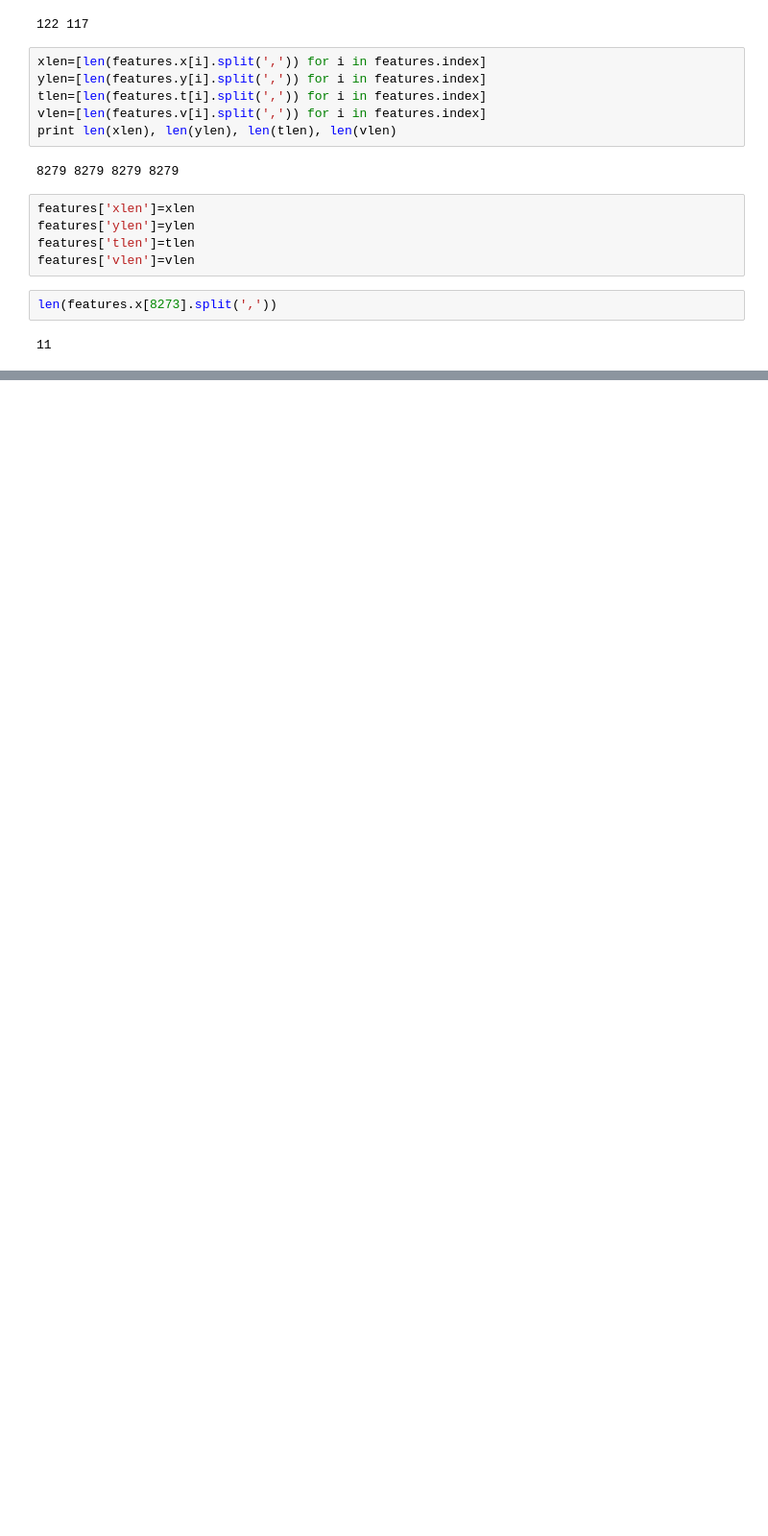
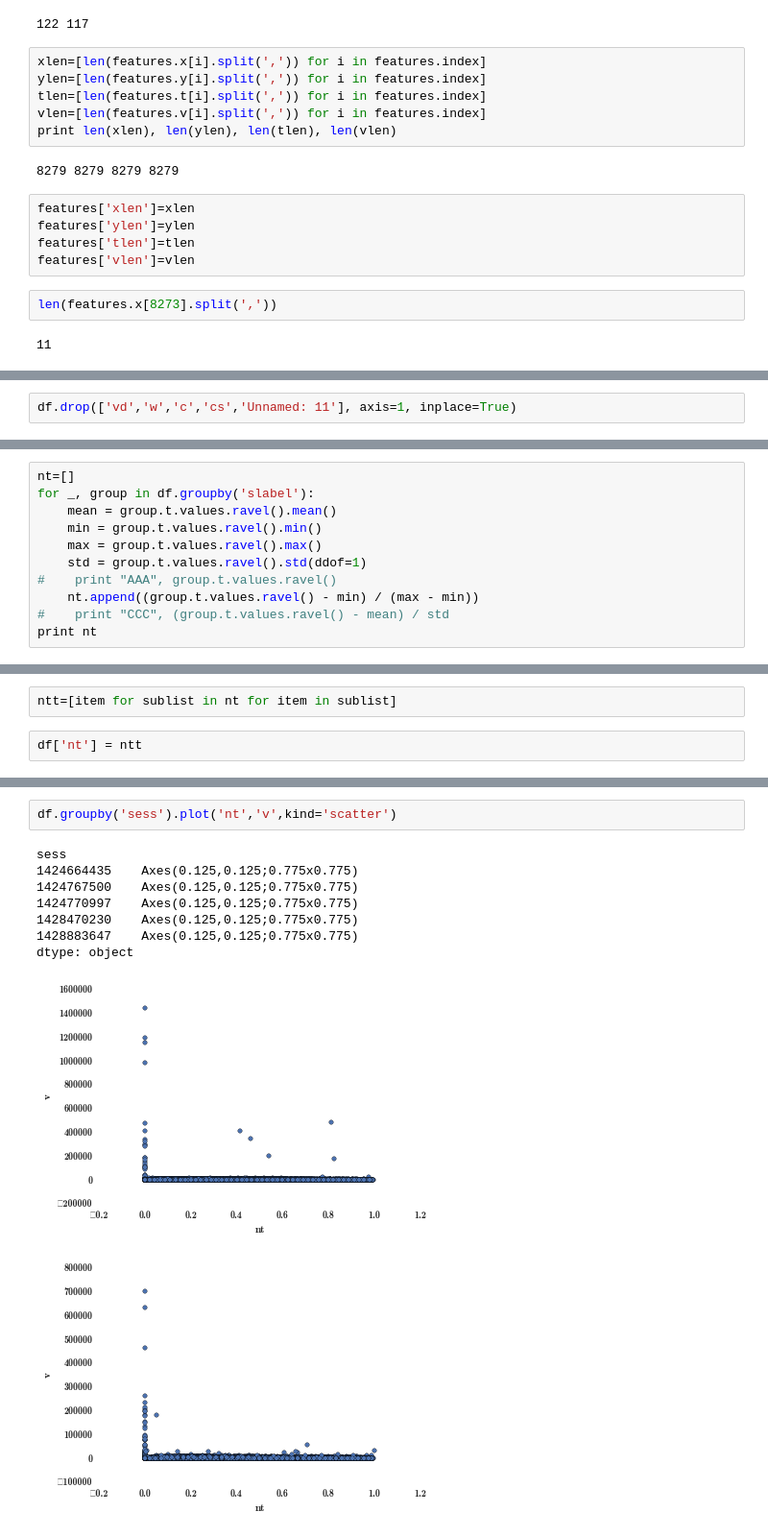
Before and after one commit to andrwat/DA, a Jupyter notebook: notebooks/Final Project.ipynb, the cells around one changed output, grey strips where cells are left out. Shown at 96% size. Drawn from its saved outputs; the diff is of its cells as text; blank space fills up the shorter version.

```diff
--- a/notebooks/Final Project.ipynb
+++ b/notebooks/Final Project.ipynb
@@ -127,0 +158,2 @@ memory usage: 780.6+ KB
+# %%
+df.drop(['vd','w','c','cs','Unnamed: 11'], axis=1, inplace=True)
@@ -127,0 +194,11 @@ memory usage: 780.6+ KB
+# %%
+nt=[]
+for _, group in df.groupby('slabel'):
+    mean = group.t.values.ravel().mean()
+    min = group.t.values.ravel().min()
+    max = group.t.values.ravel().max()
+    std = group.t.values.ravel().std(ddof=1)
+#    print "AAA", group.t.values.ravel()
+    nt.append((group.t.values.ravel() - min) / (max - min))
+#    print "CCC", (group.t.values.ravel() - mean) / std
+print nt
@@ -127,0 +223,4 @@ memory usage: 780.6+ KB
+# %%
+ntt=[item for sublist in nt for item in sublist]
+# %%
+df['nt'] = ntt
@@ -127,0 +236,12 @@ memory usage: 780.6+ KB
+# %%
+df.groupby('sess').plot('nt','v',kind='scatter')
+# %% [output]
+sess
+1424664435    Axes(0.125,0.125;0.775x0.775)
+1424767500    Axes(0.125,0.125;0.775x0.775)
+1424770997    Axes(0.125,0.125;0.775x0.775)
+1428470230    Axes(0.125,0.125;0.775x0.775)
+1428883647    Axes(0.125,0.125;0.775x0.775)
+dtype: object
+[figure, added]
+[figure, added]
```
Also changed, not shown: parts of 32 cells of this notebook.
